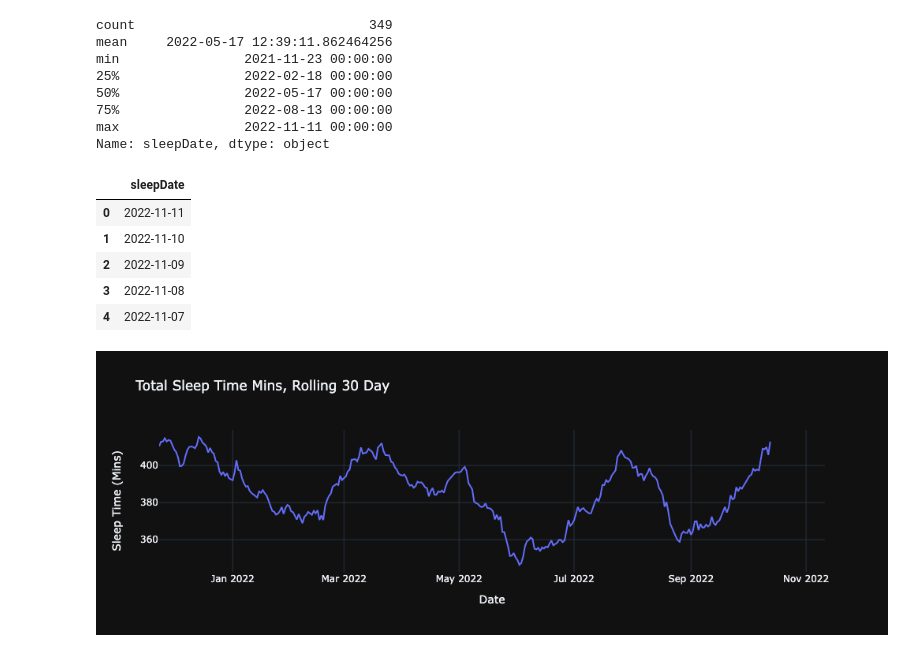
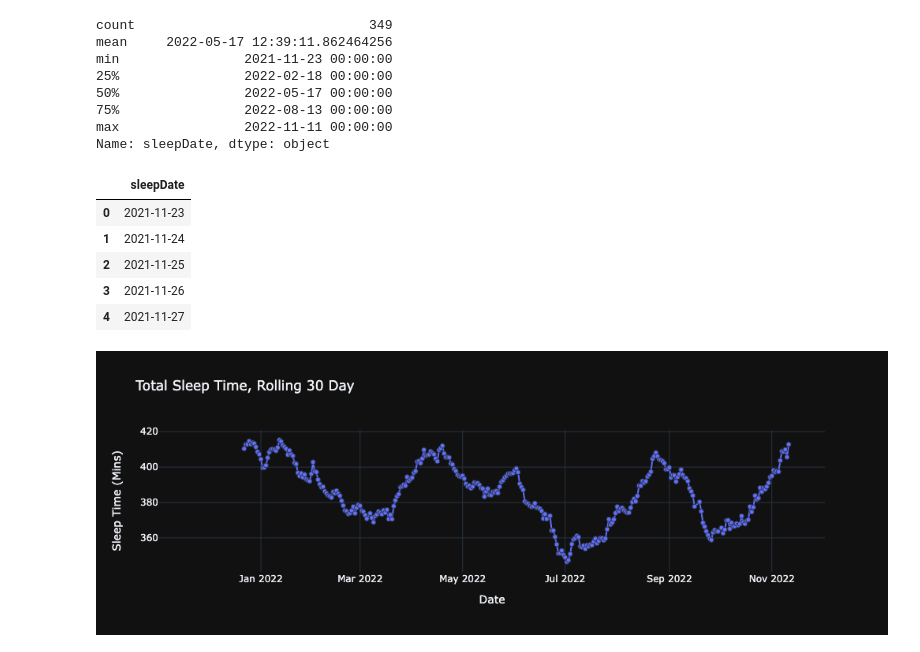
Before and after one commit to ravedappeport/dlrappeport, a Jupyter notebook: notebooks/coros/how-did-I-sleep.ipynb, the cells around one changed output. Cells and saved outputs as stored; diff of their text form; code cells hidden in the pictures.

```diff
--- a/notebooks/coros/how-did-I-sleep.ipynb
+++ b/notebooks/coros/how-did-I-sleep.ipynb
@@ -101,12 +102,16 @@ min                2021-11-23 00:00:00
 75%                2022-08-13 00:00:00
 max                2022-11-11 00:00:00
 Name: sleepDate, dtype: object
+# %%
+# sort values by sleep date, helpful for rolling graphs
+df.sort_values(by='sleepDate', inplace=True)
+df.reset_index(inplace=True)
 # %%
 df.loc[:,['sleepDate']].head()
 # %% [output]
 |  | sleepDate |
-| 0 | 2022-11-11 |
-| 1 | 2022-11-10 |
-| 2 | 2022-11-09 |
-| 3 | 2022-11-08 |
-| 4 | 2022-11-07 |
+| 0 | 2021-11-23 |
+| 1 | 2021-11-24 |
+| 2 | 2021-11-25 |
+| 3 | 2021-11-26 |
+| 4 | 2021-11-27 |
@@ -118,40 +125,34 @@ df.loc[:,['sleepDate']].head()
 # %%
 fig = go.Figure()
-
-tick_values_df = df.rename(columns={'sleepData.totalSleepTime':'sleepTime', 'sleepData.deepTime':'deepTime', 'sleepData.avgHeartRate':'avgHR'})\
-    .loc[:, ['sleepTime','deepTime','avgHR']]
-
-tick_text = [f'Sleep Time: {sleepTime} mins<br> Deep Sleep Time: {deepTime} mins<br> Avg Heart Rate: {avgHR} bpm'
-             for (sleepTime, deepTime, avgHR) in tick_values_df.values]
 
 fig.add_trace(
     go.Scatter(
         x = df['sleepDate']
         , y = df['sleepData.totalSleepTime'].rolling(window=30).mean()
         # , name = df['sleepDate.weekDay']
-        # , mode='markers'
+        , mode='markers+lines'
         , name='values'
         , text = tick_text
         , hoverinfo = 'text'
         , marker=dict(
             colorscale='agsunset',
             line_width=1
         )
     )
 )
 
 # dark theme
 fig.layout.template = 'plotly_dark'
 
 
-fig.update_layout(title = 'Total Sleep Time Mins, Rolling 30 Day',
+fig.update_layout(title = 'Total Sleep Time, Rolling 30 Day',
                   yaxis_title='Sleep Time (Mins)',
                   xaxis_title='Date',
                  )
 
 # save file to html
-# fig.write_json(os.path.abspath('../../personal-site/static/plotly/diamonds-forever/be-size-vs-carat.json'))
+fig.write_json(os.path.abspath('../../personal-site/static/plotly/sleep-proxy/total-sleep.json'))
 
 fig.show()
 # %% [output]
-[figure, old version]
+[figure, new version]
```
Also changed, not shown: parts of 6 cells of this notebook, 2 other files.
